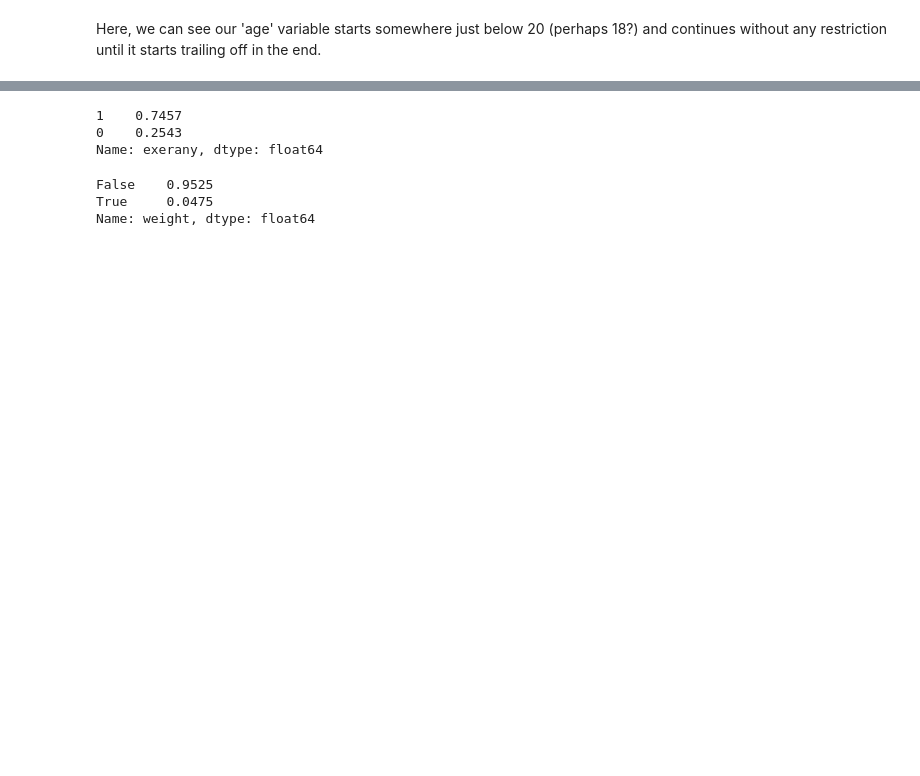
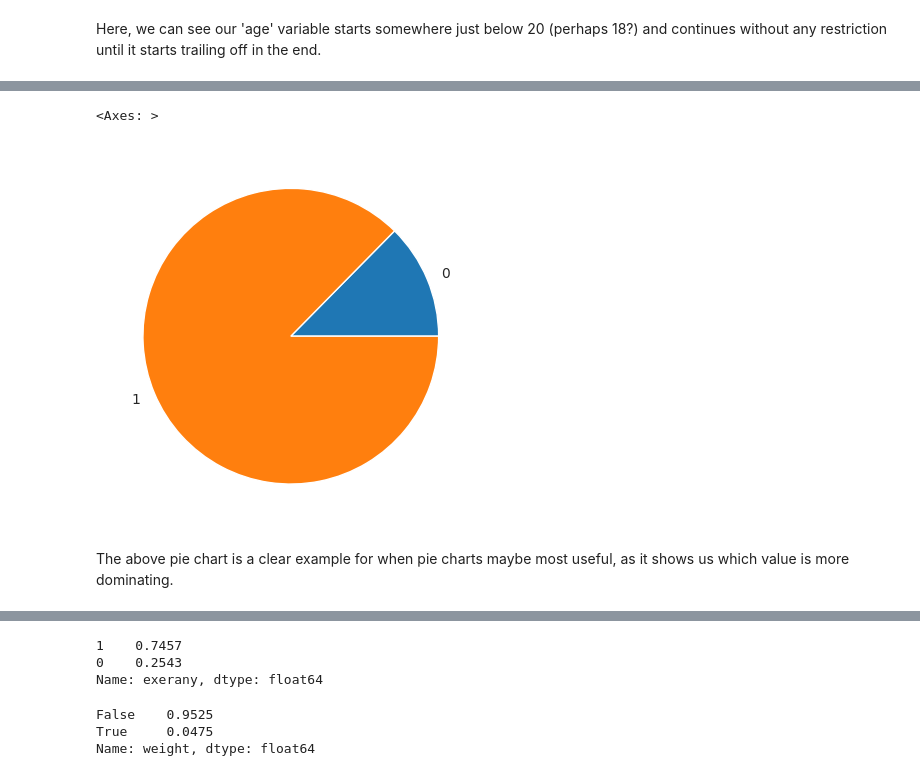
Before and after one commit to EphiWalker/BRFSS_Health, a Jupyter notebook: brfss_health.ipynb, the cells around one changed output, grey strips where cells are left out. Saved outputs shown, nothing was run; the diff lists cells and outputs as text; code cells hidden in the pictures; blank space fills up the shorter version.

```diff
--- a/brfss_health.ipynb
+++ b/brfss_health.ipynb
@@ -318,0 +332,7 @@ cdc['smoke100'].value_counts().plot(kind = 'bar', color = 'turquoise',
+# %%
+cdc.groupby('hlthplan').size().plot(kind='pie')
+# %% [output]
+<Axes: >
+[figure, added]
+# %% [markdown]
+The above pie chart is a clear example for when pie charts maybe most useful, as it shows us which value is more dominating.
```
Also changed, not shown: parts of 10 cells of this notebook.
